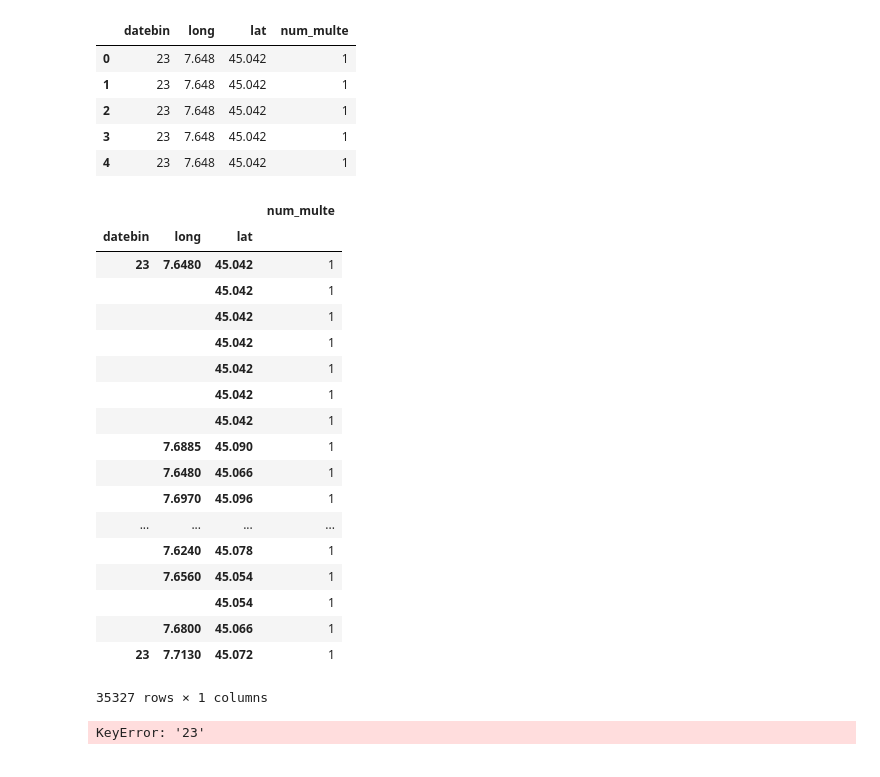
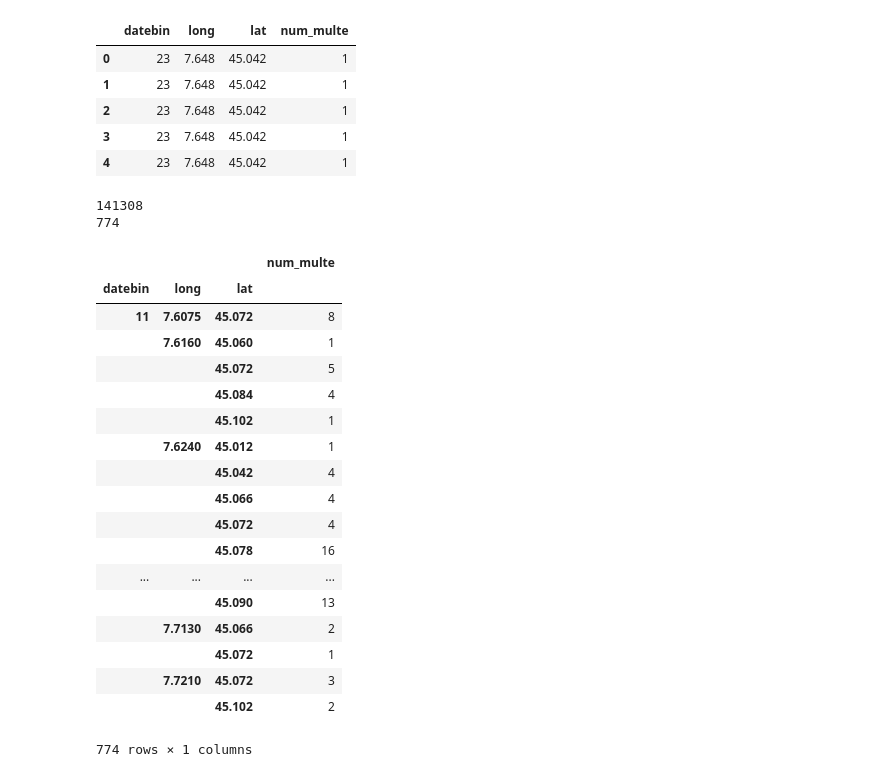
Before and after one commit to Vem-Solutions-spa/dataset-vem_event, a Jupyter notebook: Pier/bin dataset park e multe.ipynb, the cells around one changed output. Drawn from its saved outputs; the diff is of its cells as text; code cells hidden in the pictures.

```diff
--- a/Pier/bin dataset park e multe.ipynb
+++ b/Pier/bin dataset park e multe.ipynb
@@ -105,25 +107,31 @@ multe.head()
 | 3 | 23 | 7.648 | 45.042 | 1 |
 | 4 | 23 | 7.648 | 45.042 | 1 |
 # %%
+print(multe.size)
+multe = multe.groupby(["datebin","long","lat"]).agg({"num_multe":'sum'}).reset_index()
 multe = multe.set_index(["datebin","long","lat"], drop=True)
+
+print(multe.size)
 multe
 # %% [output]
+141308
+774
 |  |  |  | num_multe |
 | datebin | long | lat |  |
-| 23 | 7.6480 | 45.042 | 1 |
-|  |  | 45.042 | 1 |
-|  |  | 45.042 | 1 |
-|  |  | 45.042 | 1 |
-|  |  | 45.042 | 1 |
-|  |  | 45.042 | 1 |
-|  |  | 45.042 | 1 |
-|  | 7.6885 | 45.090 | 1 |
-|  | 7.6480 | 45.066 | 1 |
-|  | 7.6970 | 45.096 | 1 |
+| 11 | 7.6075 | 45.072 | 8 |
+|  | 7.6160 | 45.060 | 1 |
+|  |  | 45.072 | 5 |
+|  |  | 45.084 | 4 |
+|  |  | 45.102 | 1 |
+|  | 7.6240 | 45.012 | 1 |
+|  |  | 45.042 | 4 |
+|  |  | 45.066 | 4 |
+|  |  | 45.072 | 4 |
+|  |  | 45.078 | 16 |
 | ... | ... | ... | ... |
-|  | 7.6240 | 45.078 | 1 |
-|  | 7.6560 | 45.054 | 1 |
-|  |  | 45.054 | 1 |
-|  | 7.6800 | 45.066 | 1 |
-| 23 | 7.7130 | 45.072 | 1 |
+|  |  | 45.090 | 13 |
+|  | 7.7130 | 45.066 | 2 |
+|  |  | 45.072 | 1 |
+|  | 7.7210 | 45.072 | 3 |
+|  |  | 45.102 | 2 |
-35327 rows × 1 columns
+774 rows × 1 columns
@@ -132,4 +137,0 @@ park = park.set_index(["datebin","long","lat"], drop=True)
-# %%
-park['23']
-# %% [output]
-KeyError: '23'
```
Also changed, not shown: parts of 13 cells of this notebook, 2 other files.
